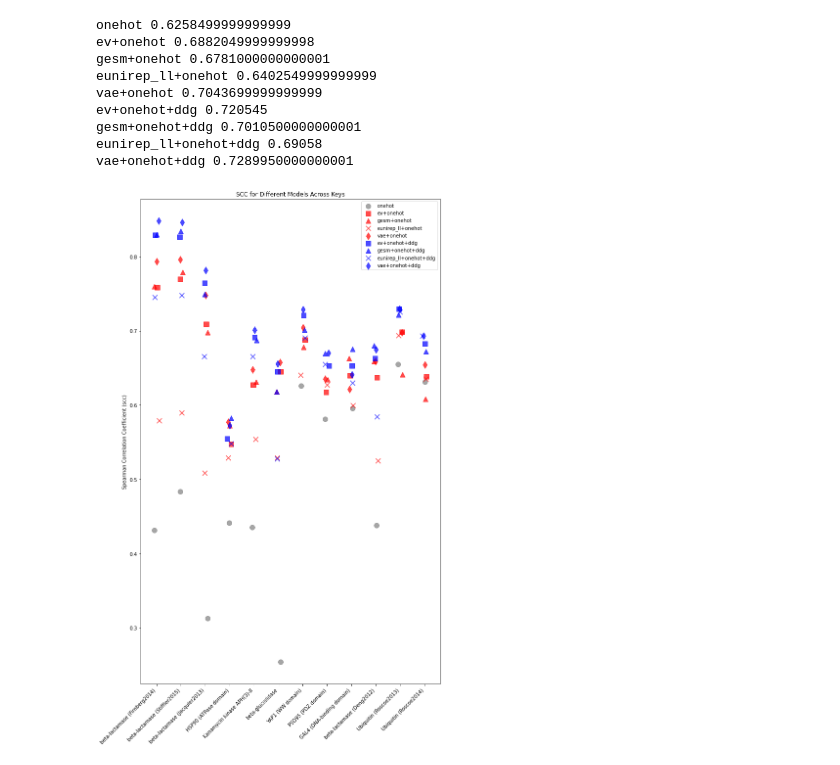
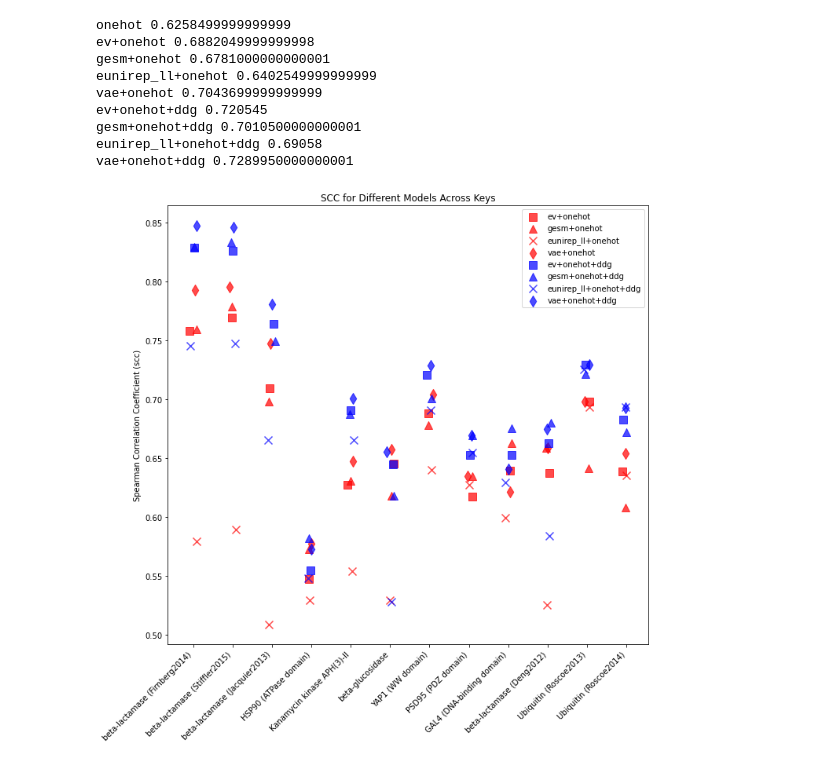
Before and after one commit to li-ziang/combining-evolutionary-and-assay-labelled-data, a Jupyter notebook: map_proteingym.ipynb, the cells around one changed output. Drawn from its saved outputs; the diff is of its cells as text; code cells hidden in the pictures.

```diff
--- a/map_proteingym.ipynb
+++ b/map_proteingym.ipynb
@@ -227,7 +227,7 @@ labels = [
 
 # 定义模型和颜色、形状
 CORE_PREDICTORS = [
-    'onehot',
+    # 'onehot',
     'ev+onehot',
     'gesm+onehot',
     'eunirep_ll+onehot',
@@ -265,7 +265,7 @@ shapes = {
 }
 
 # 绘图
-plt.figure(figsize=(10, 16))
+plt.figure(figsize=(10, 10))
 
 # 设置透明度和偏移量（jitter）的幅度
 alpha_value = 0.7  # 设置透明度
@@ -273,31 +273,31 @@ jitter_strength = 0.1  # 设置交错幅度
 
 # 遍历 keys
 for i, key in enumerate(files):
     df_ = pd.read_csv(f'/nethome/zli3161/DATA-nash/combining-evolutionary-and-assay-labelled-data/results/{key}/results.csv')
 
     # 遍历模型
     for model in CORE_PREDICTORS:
         # 获取模型的 spearman 平均值
         mean_scc = df_[df_.predictor == model].spearman.mean()
 
         # 在 x 轴上添加 jitter（微小的偏移）来避免重叠
         jittered_x = i + np.random.uniform(-jitter_strength, jitter_strength)
 
         # 在图中绘制点，设置透明度 alpha
         plt.scatter(jittered_x, mean_scc, color=colors[model], marker=shapes[model],
                     label=model if i == 0 else "", s=100, alpha=alpha_value)
 
 # 设置图形的轴和标题
 plt.xticks(ticks=np.arange(len(files)), labels=labels, rotation=45, ha='right')
 plt.ylabel('Spearman Correlation Coefficient (scc)')
 plt.title('SCC for Different Models Across Keys')
 
 # 添加图例（去除重复图例项）
 handles, legend_labels = plt.gca().get_legend_handles_labels()
 by_label = dict(zip(legend_labels, handles))
 plt.legend(by_label.values(), by_label.keys(), loc='upper right')
 
 plt.tight_layout()
 plt.show()
 # %% [output]
-[figure, old version]
+[figure, new version]
```
Also changed, not shown: 1 other file.
